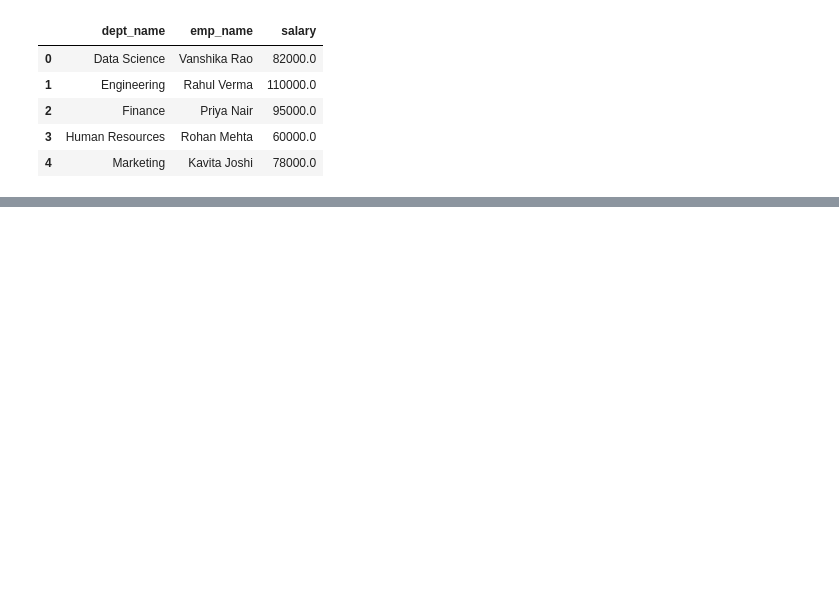
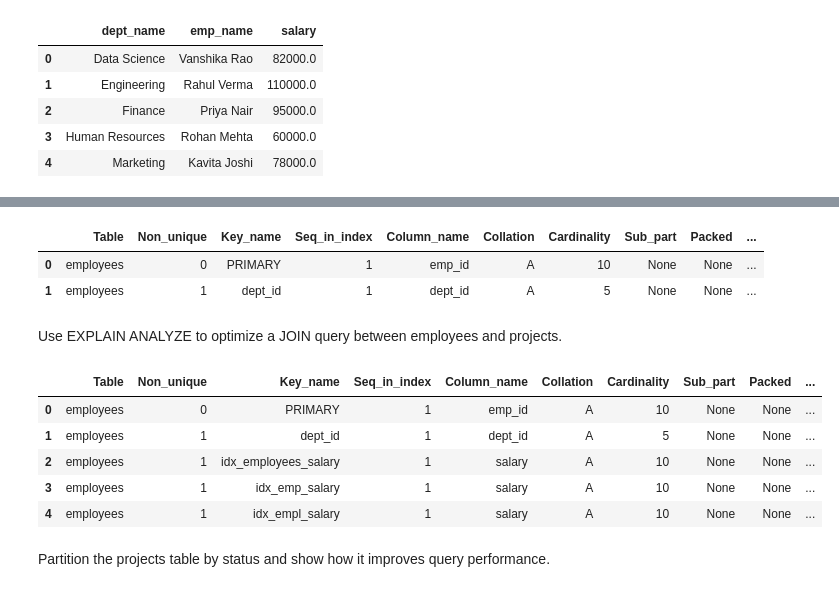
Before and after one commit to Sahil-x-boop/Data_Engineer, a Jupyter notebook: SQL/Day1/begins.ipynb, the cells around one changed output, grey strips where cells are left out. Saved outputs shown, nothing was run; the diff lists cells and outputs as text; code cells hidden in the pictures; blank space fills up the shorter version.

```diff
--- a/SQL/Day1/begins.ipynb
+++ b/SQL/Day1/begins.ipynb
@@ -34,9 +34,9 @@ engine = create_engine("mysql+pymysql://root:Harman%40123@localhost/Datasets")
 
 
 def run_query(query):
-    """
-    Run a SELECT query and return results as a pandas DataFrame
-    """
+    """Run SELECT queries and return DataFrame (ignores --sql line)"""
+    if query.strip().startswith("--sql"):
+        query = "\n".join(query.splitlines()[1:])
     return pd.read_sql(query, engine)
 
 
@@ -45,7 +45,9 @@ def run_command(query):
     Execute INSERT/UPDATE/DELETE/CREATE queries using SQLAlchemy
     """
     with engine.begin() as conn:
-        conn.execute(text(query))  # wrap query in text()
+        if query.strip().startswith("--sql"):
+            query = "\n".join(query.splitlines()[1:])
+        conn.execute(text(query))
         print("Query executed successfully")
 # %%
 dept_creation = '''
@@ -518,0 +765,28 @@ WHERE rn = 1;
+# %%
+run_query(
+"""--sql
+SHOW INDEXES FROM employees;
+"""
+)
+# %% [output]
+|  | Table | Non_unique | Key_name | Seq_in_index | Column_name | Collation | Cardinality | Sub_part | Packed | ... |
+| 0 | employees | 0 | PRIMARY | 1 | emp_id | A | 10 | None | None | ... |
+| 1 | employees | 1 | dept_id | 1 | dept_id | A | 5 | None | None | ... |
+# %% [markdown]
+Use EXPLAIN ANALYZE to optimize a JOIN query between employees and projects.
+# %%
+run_query(
+"""--sql
+
+"""
+)
+# %% [output]
+|  | Table | Non_unique | Key_name | Seq_in_index | Column_name | Collation | Cardinality | Sub_part | Packed | ... |
+| 0 | employees | 0 | PRIMARY | 1 | emp_id | A | 10 | None | None | ... |
+| 1 | employees | 1 | dept_id | 1 | dept_id | A | 5 | None | None | ... |
+| 2 | employees | 1 | idx_employees_salary | 1 | salary | A | 10 | None | None | ... |
+| 3 | employees | 1 | idx_emp_salary | 1 | salary | A | 10 | None | None | ... |
+| 4 | employees | 1 | idx_empl_salary | 1 | salary | A | 10 | None | None | ... |
+# %% [markdown]
+
+Partition the projects table by status and show how it improves query performance.
```
Also changed, not shown: parts of 34 cells of this notebook.
